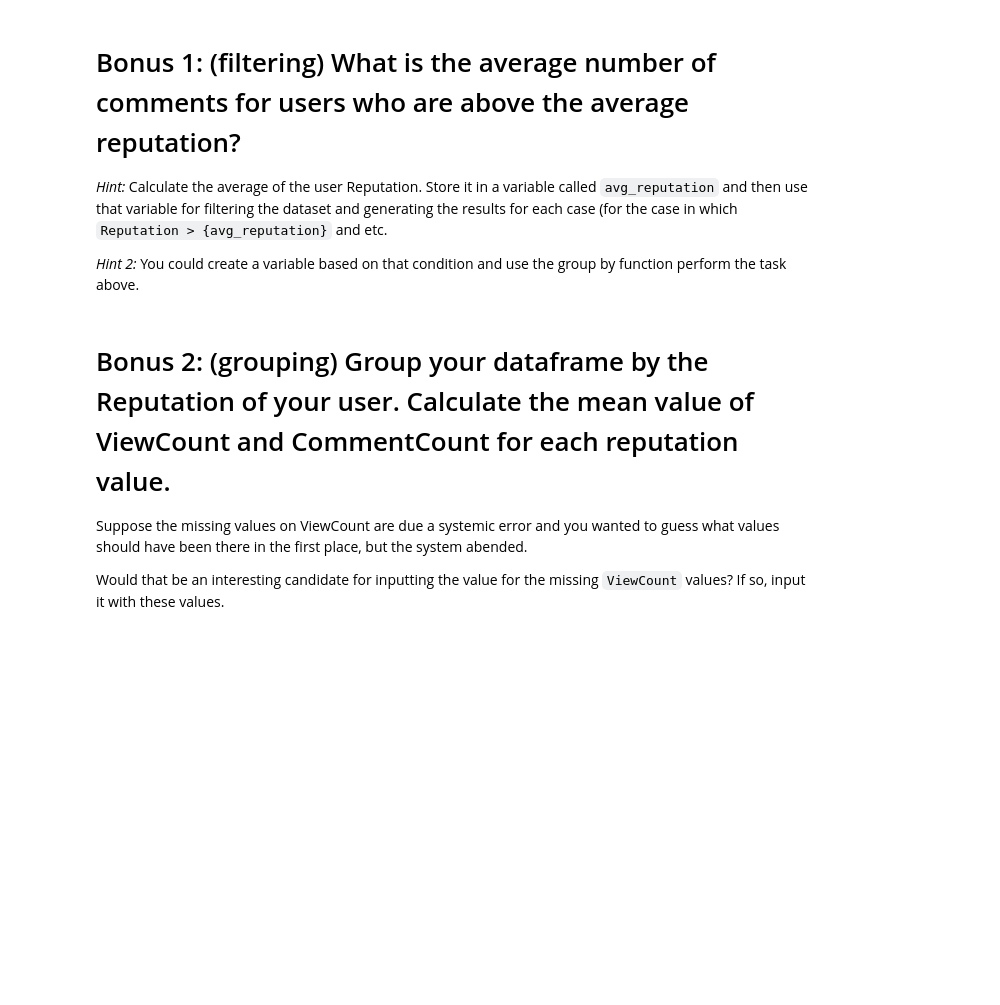
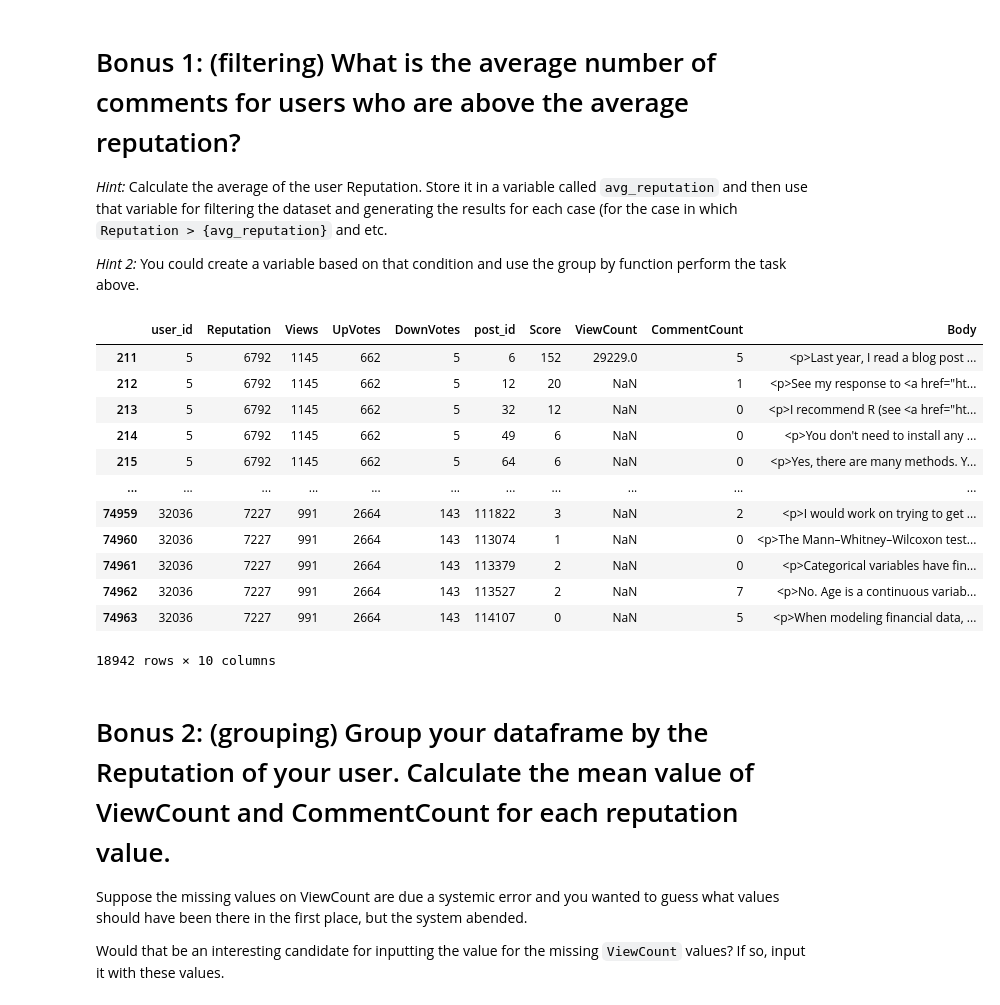
Before and after one commit to carolineferguson/data-labs, a Jupyter notebook: 12-Data_Cleaning/data-cleaning-lab.ipynb, the cells around one changed output. Cells and saved outputs as stored; diff of their text form; code cells hidden in the pictures; blank space fills up the shorter version.

Commit message:
data cleaning lab done

```diff
--- a/12-Data_Cleaning/data-cleaning-lab.ipynb
+++ b/12-Data_Cleaning/data-cleaning-lab.ipynb
@@ -288,6 +288,23 @@ memory usage: 7.6+ MB
 *Hint:* Calculate the average of the user Reputation. Store it in a variable called `avg_reputation` and then use that variable for filtering the dataset and generating the results for each case (for the case in which `Reputation > {avg_reputation}` and etc.
 
 *Hint 2:* You could create a variable based on that condition and use the group by function perform the task above.
+# %%
+avg_reputation = posts_from_users['Reputation'].mean()
+posts_from_users.loc[posts_from_users['Reputation']>avg_reputation]
+# %% [output]
+|  | user_id | Reputation | Views | UpVotes | DownVotes | post_id | Score | ViewCount | CommentCount | Body |
+| 211 | 5 | 6792 | 1145 | 662 | 5 | 6 | 152 | 29229.0 | 5 | <p>Last year, I read a blog post ... |
+| 212 | 5 | 6792 | 1145 | 662 | 5 | 12 | 20 | NaN | 1 | <p>See my response to <a href="ht... |
+| 213 | 5 | 6792 | 1145 | 662 | 5 | 32 | 12 | NaN | 0 | <p>I recommend R (see <a href="ht... |
+| 214 | 5 | 6792 | 1145 | 662 | 5 | 49 | 6 | NaN | 0 | <p>You don't need to install any ... |
+| 215 | 5 | 6792 | 1145 | 662 | 5 | 64 | 6 | NaN | 0 | <p>Yes, there are many methods. Y... |
+| ... | ... | ... | ... | ... | ... | ... | ... | ... | ... | ... |
+| 74959 | 32036 | 7227 | 991 | 2664 | 143 | 111822 | 3 | NaN | 2 | <p>I would work on trying to get ... |
+| 74960 | 32036 | 7227 | 991 | 2664 | 143 | 113074 | 1 | NaN | 0 | <p>The Mann–Whitney–Wilcoxon test... |
+| 74961 | 32036 | 7227 | 991 | 2664 | 143 | 113379 | 2 | NaN | 0 | <p>Categorical variables have fin... |
+| 74962 | 32036 | 7227 | 991 | 2664 | 143 | 113527 | 2 | NaN | 7 | <p>No. Age is a continuous variab... |
+| 74963 | 32036 | 7227 | 991 | 2664 | 143 | 114107 | 0 | NaN | 5 | <p>When modeling financial data, ... |
+18942 rows × 10 columns
 # %% [markdown]
 # Bonus 2: (grouping) Group your dataframe by the Reputation of your user. Calculate the mean value of ViewCount and CommentCount for each reputation value.
 
```
Also changed, not shown: parts of 2 cells of this notebook.
